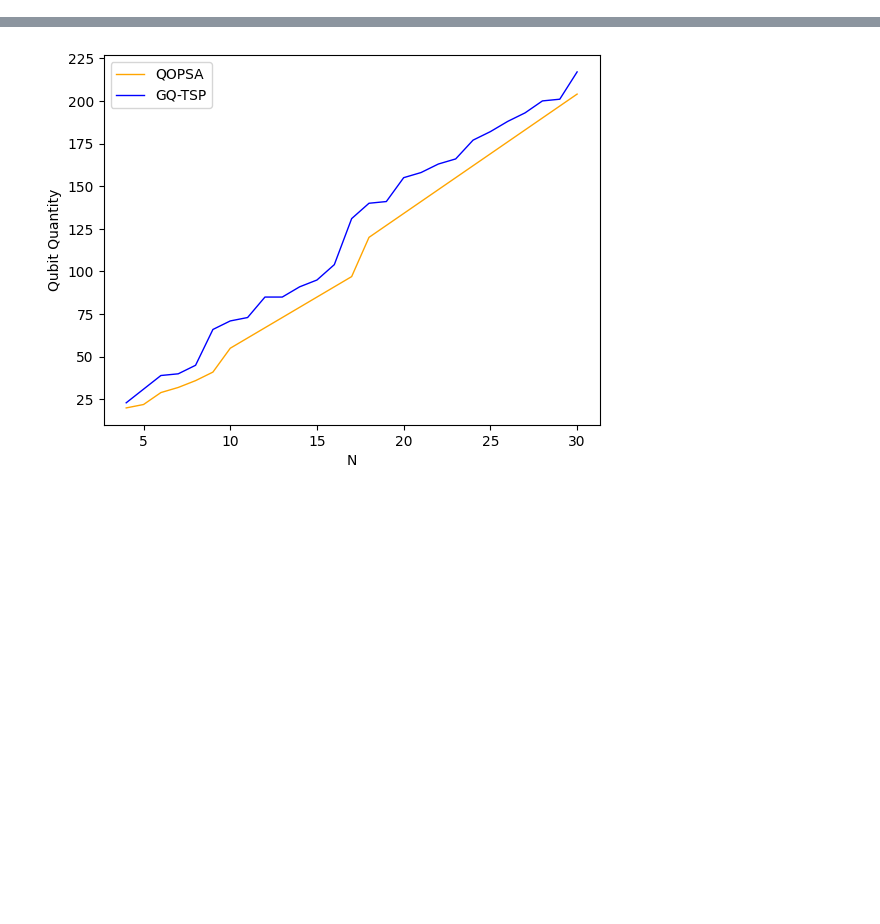
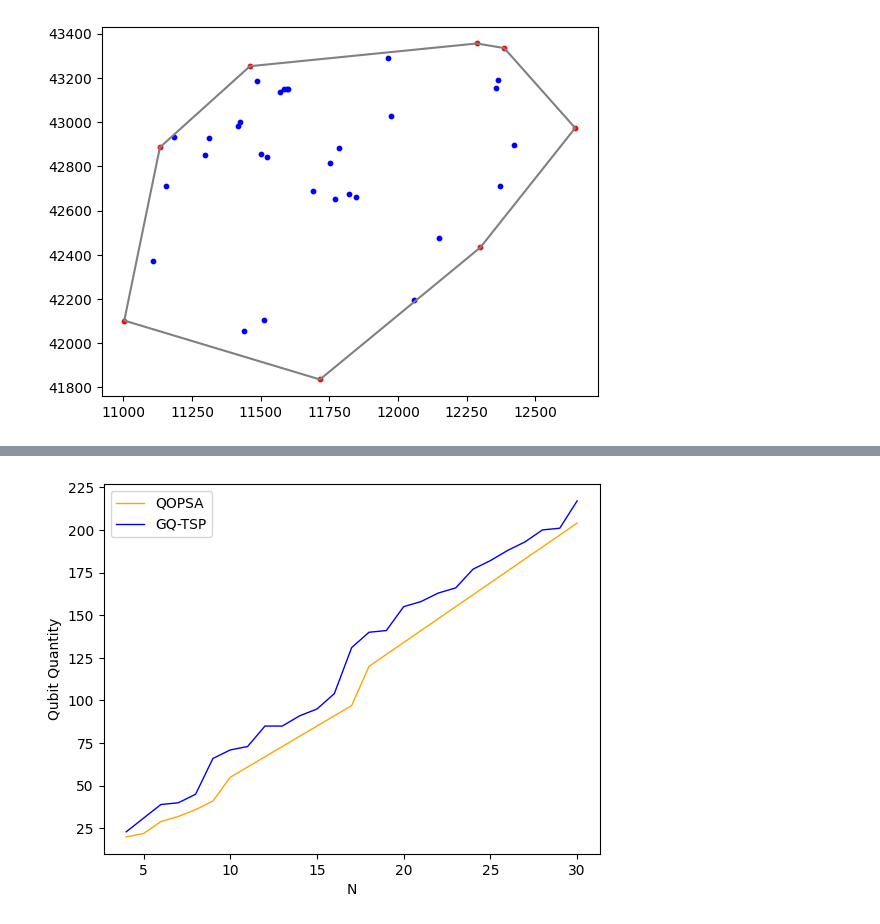
Before and after one commit to ragesi/TSP-Solution, a Jupyter notebook: demo/experiment-figure.ipynb, the cells around one changed output, grey strips where cells are left out. Drawn from its saved outputs; the diff is of its cells as text; code cells hidden in the pictures; blank space fills up the shorter version.

```diff
--- a/demo/experiment-figure.ipynb
+++ b/demo/experiment-figure.ipynb
@@ -10,0 +15,34 @@ plt.rcParams['animation.html'] = 'jshtml'
+# %%
+file_path = r'..\dataset\38\dj38.tsp'
+
+with open(file_path, 'r') as file:
+    lines = file.readlines()
+
+lines = lines[10: -1]
+points = list()
+for line in lines:
+    tmp_point = line.strip().split(' ')
+    tmp_point = [float(x) for x in tmp_point]
+    tmp_point[0] = int(tmp_point[0])
+    points.append([tmp_point[1], tmp_point[2]])
+
+point_num = len(points)
+
+hull = ConvexHull(points)
+
+x_values = [points[i][0] for i in range(len(points)) if i in hull.vertices]
+y_values = [points[i][1] for i in range(len(points)) if i in hull.vertices]
+plt.scatter(x_values, y_values, marker='o', color='r', s=10)
+
+x_values = [points[i][0] for i in range(len(points)) if i not in hull.vertices]
+y_values = [points[i][1] for i in range(len(points)) if i not in hull.vertices]
+plt.scatter(x_values, y_values, marker='o', color='b', s=10)
+
+x_values = [points[hull.vertices[i]][0] for i in range(-1, len(hull.vertices))]
+y_values = [points[hull.vertices[i]][1] for i in range(-1, len(hull.vertices))]
+
+plt.plot(x_values, y_values, color='grey')  # 绘制边框
+
+plt.show()
+# %% [output]
+[figure, added]
```
Also changed, not shown: parts of 2 cells of this notebook, 10 other files.
